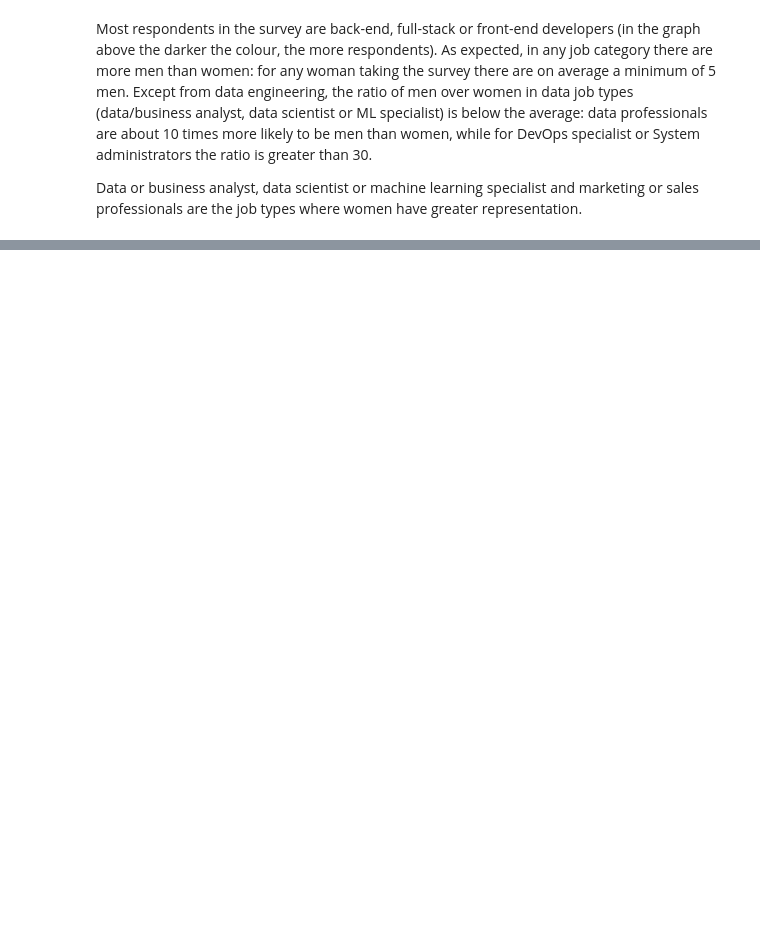
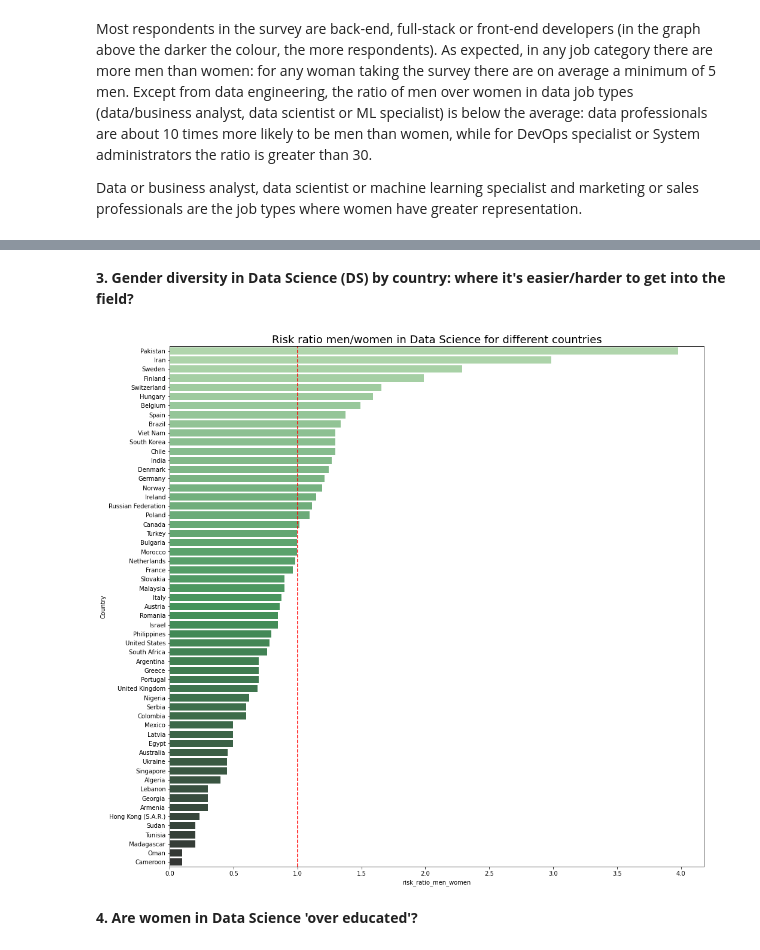
Before and after one commit to kcortinas/stackoverflow_2020_survey_gender_analysis, a Jupyter notebook: Survey_2020_Women_in_Data_Science.ipynb, the cells around one changed output, grey strips where cells are left out. Saved outputs shown, nothing was run; the diff lists cells and outputs as text; code cells hidden in the pictures; blank space fills up the shorter version.

```diff
--- a/Survey_2020_Women_in_Data_Science.ipynb
+++ b/Survey_2020_Women_in_Data_Science.ipynb
@@ -180,0 +336,9 @@ Data or business analyst, data scientist or machine learning specialist and mark
+# %% [markdown]
+**3.   Gender diversity in Data Science (DS) by country: where it's easier/harder to get into the field?**
+# %%
+title_plot = 'Risk ratio men/women in Data Science for different countries'
+analyse_risk_ratio_by_category(df_survey_data, 'Country', 'Gender', title_plot)
+# %% [output]
+[figure, added]
+# %% [markdown]
+**4.   Are women in Data Science 'over educated'?**
```
Also changed, not shown: parts of 16 cells of this notebook.
